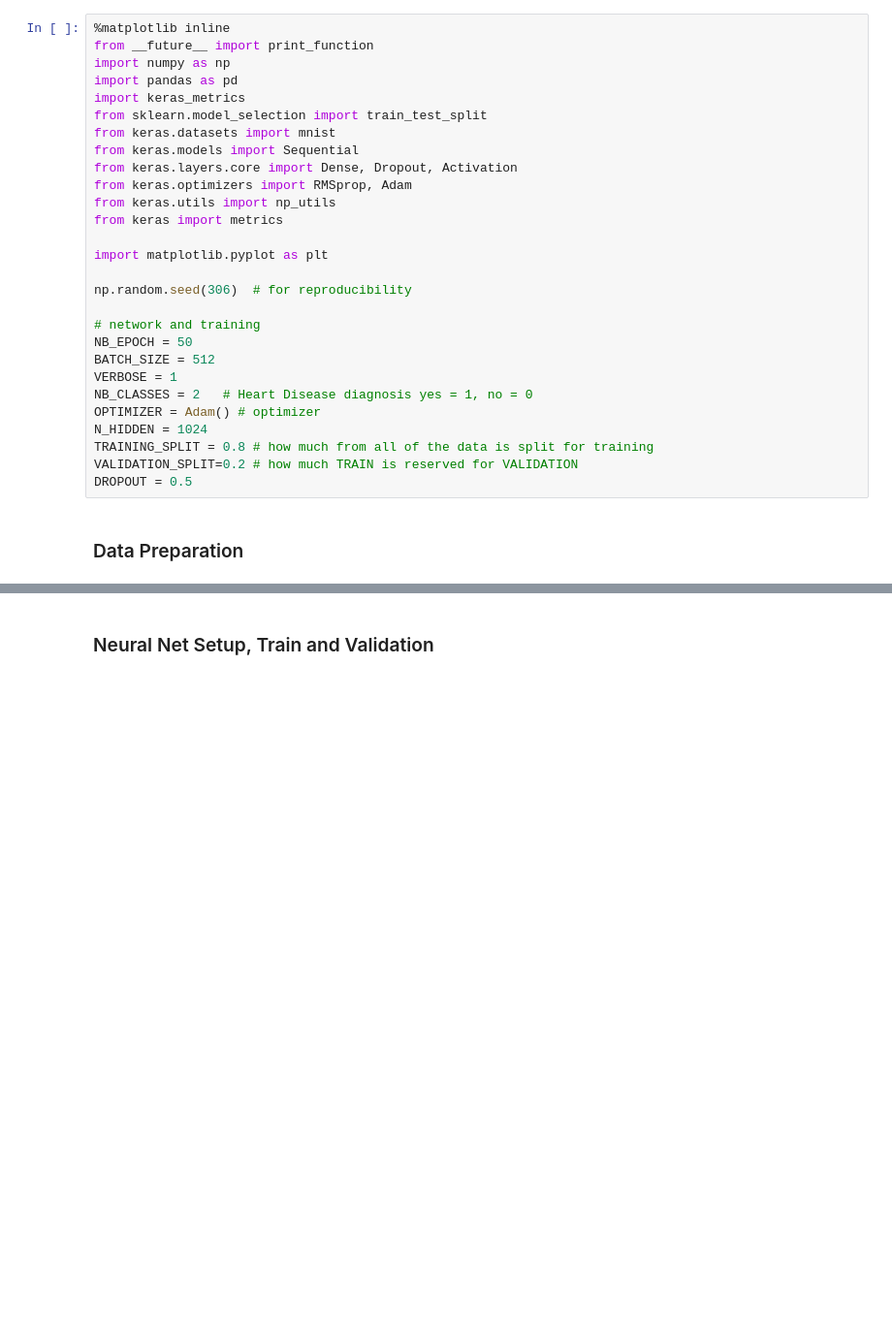
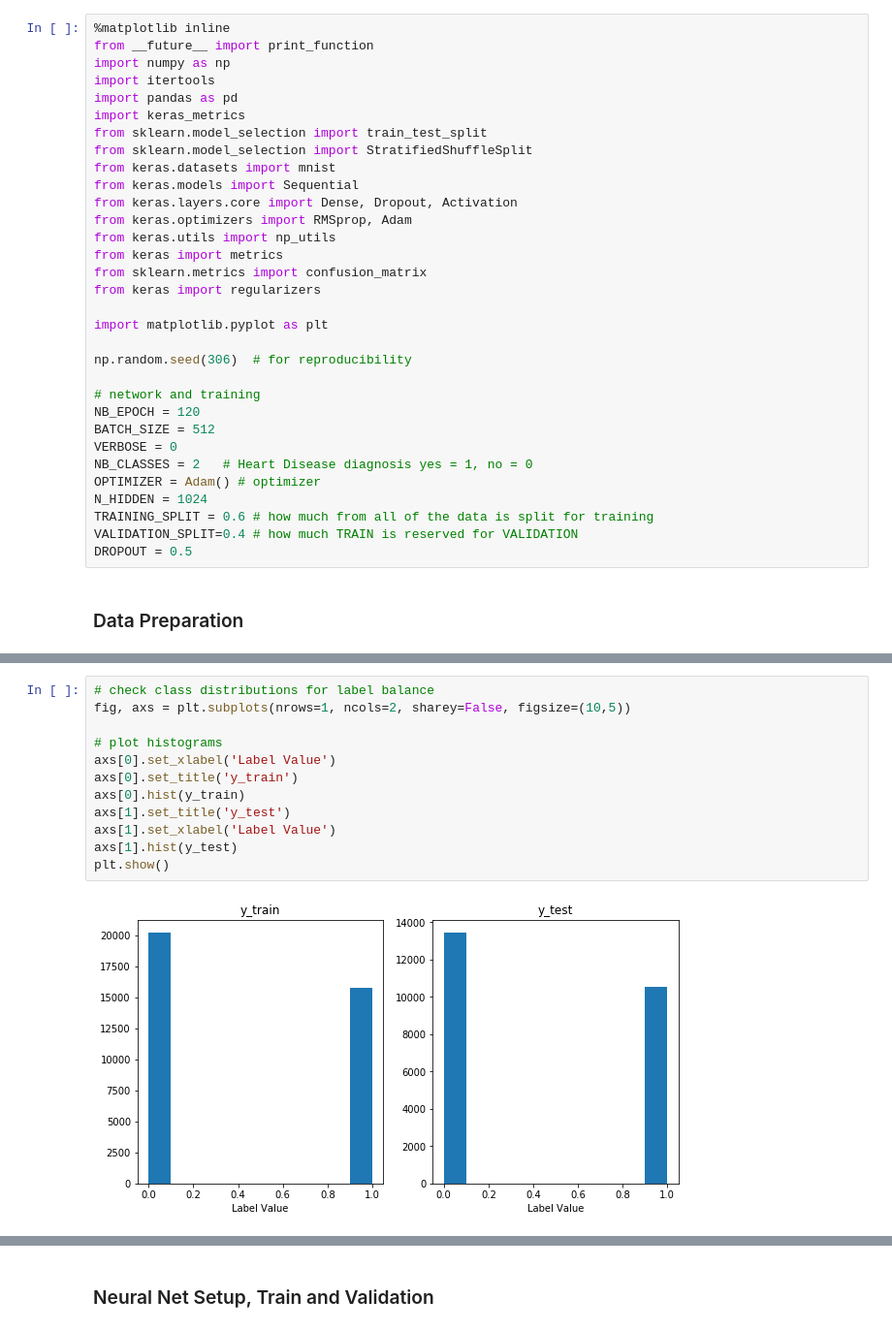
Before and after one commit to alsabay/HeartDiseaseNeuralNet, a Jupyter notebook: HeartDiseaseNeuralNet.ipynb, the cells around one changed output, grey strips where cells are left out. Shown at 97% size. Saved outputs shown, nothing was run; the diff lists cells and outputs as text; blank space fills up the shorter version.

```diff
--- a/HeartDiseaseNeuralNet.ipynb
+++ b/HeartDiseaseNeuralNet.ipynb
@@ -10,29 +10,33 @@ This Deep Learning model to predict Heart Disease uses the Keras API. The datase
 %matplotlib inline
 from __future__ import print_function
 import numpy as np
+import itertools
 import pandas as pd
 import keras_metrics
 from sklearn.model_selection import train_test_split
+from sklearn.model_selection import StratifiedShuffleSplit
 from keras.datasets import mnist
 from keras.models import Sequential
 from keras.layers.core import Dense, Dropout, Activation
 from keras.optimizers import RMSprop, Adam
 from keras.utils import np_utils
 from keras import metrics
+from sklearn.metrics import confusion_matrix
+from keras import regularizers
 
 import matplotlib.pyplot as plt
 
 np.random.seed(306)  # for reproducibility
 
 # network and training
-NB_EPOCH = 50
+NB_EPOCH = 120
 BATCH_SIZE = 512
-VERBOSE = 1
+VERBOSE = 0
 NB_CLASSES = 2   # Heart Disease diagnosis yes = 1, no = 0
 OPTIMIZER = Adam() # optimizer
 N_HIDDEN = 1024
-TRAINING_SPLIT = 0.8 # how much from all of the data is split for training
-VALIDATION_SPLIT=0.2 # how much TRAIN is reserved for VALIDATION
+TRAINING_SPLIT = 0.6 # how much from all of the data is split for training
+VALIDATION_SPLIT=0.4 # how much TRAIN is reserved for VALIDATION
 DROPOUT = 0.5
 # %% [markdown]
 ### Data Preparation
@@ -54,2 +62,16 @@ X_train, X_test, y_train, y_test = train_test_split(X_all, y_all, train_size = T
 Y_train = np_utils.to_categorical( y_train, NB_CLASSES)
 Y_test = np_utils.to_categorical( y_test, NB_CLASSES)
+# %%
+# check class distributions for label balance
+fig, axs = plt.subplots(nrows=1, ncols=2, sharey=False, figsize=(10,5))
+
+# plot histograms
+axs[0].set_xlabel('Label Value')
+axs[0].set_title('y_train')
+axs[0].hist(y_train)
+axs[1].set_title('y_test')
+axs[1].set_xlabel('Label Value')
+axs[1].hist(y_test)
+plt.show()
+# %% [output]
+[figure, added]
```
Also changed, not shown: parts of 6 cells of this notebook, 1 other file.
